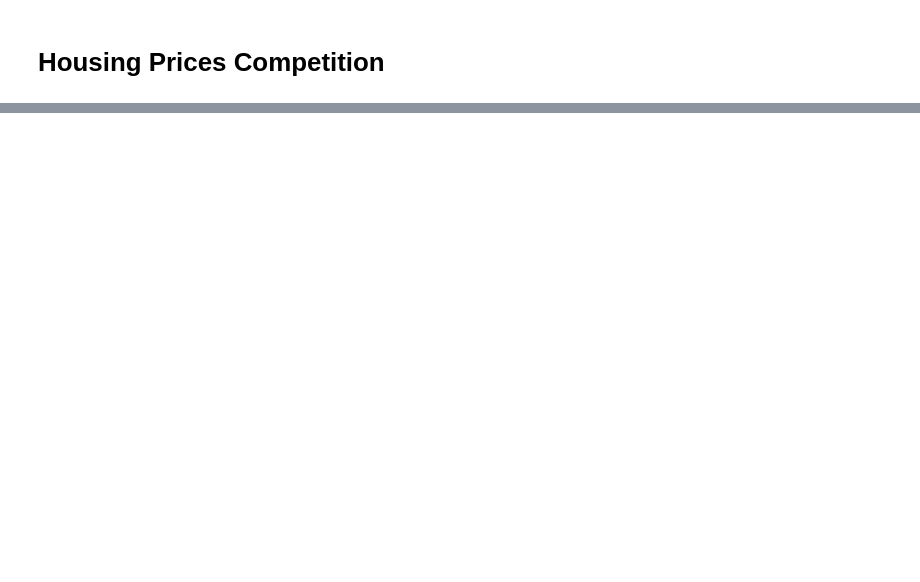
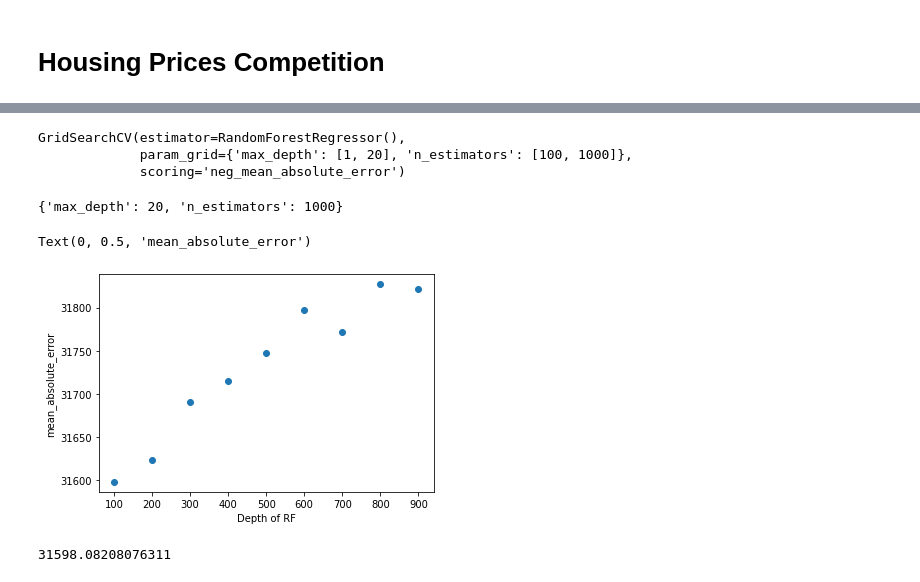
Before and after one commit to lambdamai/datascience, a Jupyter notebook: ds/pandas_2.ipynb, the cells around one changed output, grey strips where cells are left out. Saved outputs shown, nothing was run; the diff lists cells and outputs as text; code cells hidden in the pictures; blank space fills up the shorter version.

```diff
--- a/ds/pandas_2.ipynb
+++ b/ds/pandas_2.ipynb
@@ -71,0 +92,3 @@ total
+# %%
+scaler = MinMaxScaler()
+X[['LotArea', '2ndFlrSF', 'KitchenAbvGr']] = scaler.fit_transform(X[['LotArea', '2ndFlrSF', 'KitchenAbvGr']])
@@ -71,0 +119,8 @@ total
+# %%
+X_train, X_test, y_train, y_test = train_test_split(X, y, test_size=0.33, random_state=42)
+# %%
+errors = []
+for estm in tqdm(range(100, 1000, 100)):
+    regr = RandomForestRegressor(max_depth=7,n_estimators=estm, random_state=0)
+    regr.fit(X_train, y_train)
+    errors.append(mean_absolute_error(y_test,regr.predict(X_test)))
@@ -71,0 +166,22 @@ total
+# %%
+clf = GridSearchCV(RandomForestRegressor(), parameters, scoring='neg_mean_absolute_error')
+clf.fit(X_train, y_train)
+# %% [output]
+GridSearchCV(estimator=RandomForestRegressor(),
+             param_grid={'max_depth': [1, 20], 'n_estimators': [100, 1000]},
+             scoring='neg_mean_absolute_error')
+# %%
+clf.best_params_
+# %% [output]
+{'max_depth': 20, 'n_estimators': 1000}
+# %%
+plt.scatter(list(range(100,1000,100)),errors )
+plt.xlabel("Depth of RF")
+plt.ylabel("mean_absolute_error")
+# %% [output]
+Text(0, 0.5, 'mean_absolute_error')
+[figure, added]
+# %%
+min(errors)
+# %% [output]
+31598.08208076311
```
Also changed, not shown: parts of 34 cells of this notebook, 2 other files.
